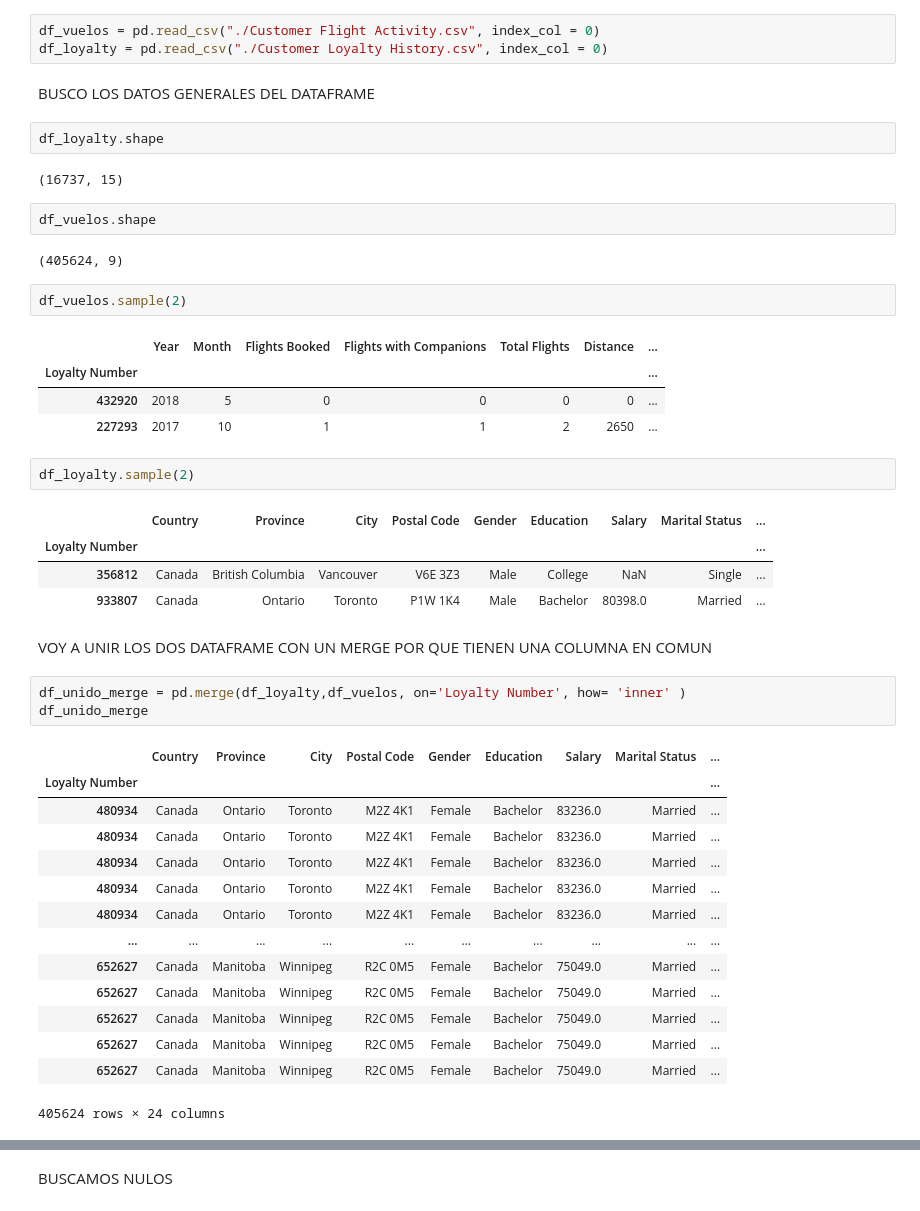
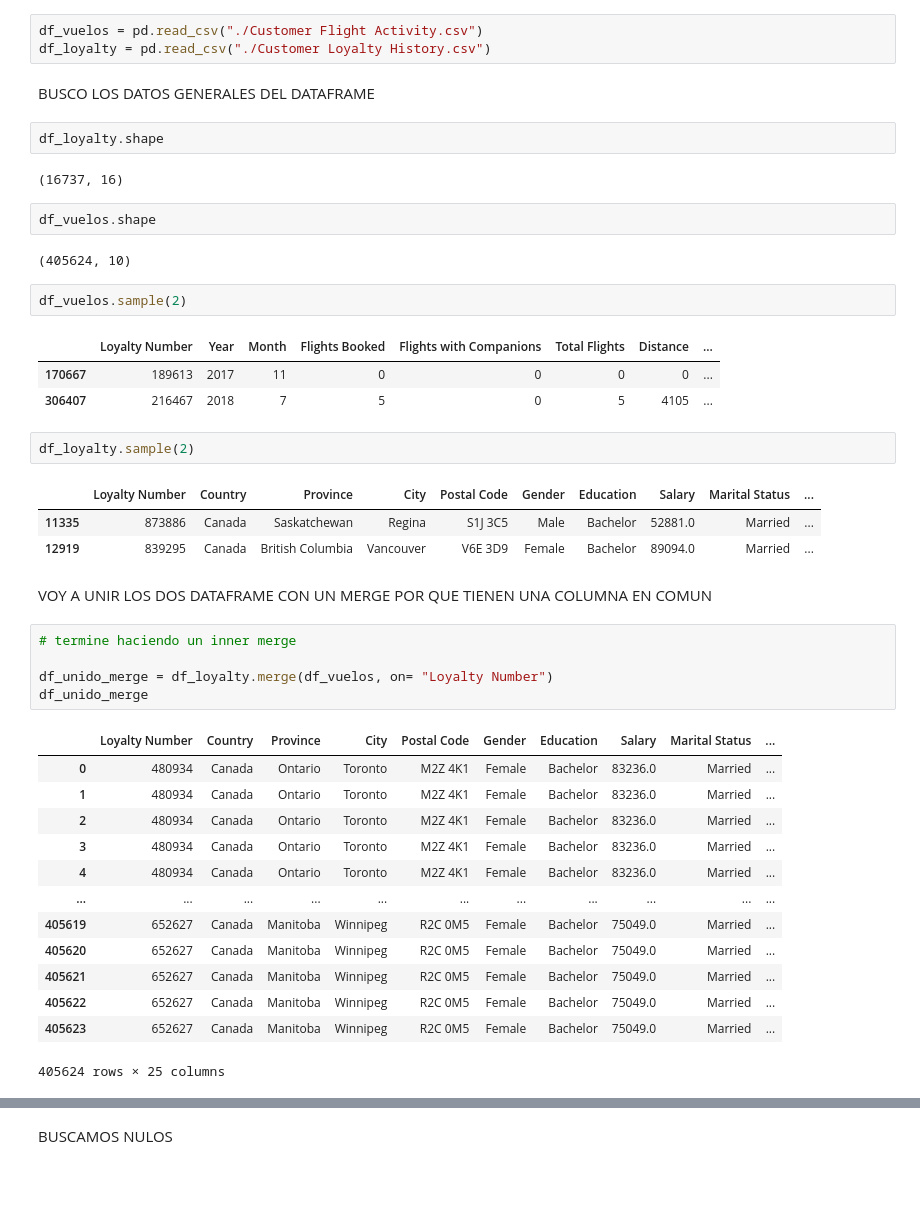
Before and after one commit to Adalab/bda-modulo-3-evaluacion-final-fedraca, a Jupyter notebook: EVALUACION FINAL MODULO 3.ipynb, the cells around one changed output, grey strips where cells are left out. Drawn from its saved outputs; the diff is of its cells as text; blank space fills up the shorter version.

```diff
--- a/EVALUACION FINAL MODULO 3.ipynb
+++ b/EVALUACION FINAL MODULO 3.ipynb
@@ -28,52 +28,51 @@ pd.set_option('display.max_columns', None) # para poder visualizar todas las col
 # %% [markdown]
 CARGO LOS ARCHIVOS Y LOS CONVIERTO A DATAFRAME (LOS DOS)
 # %%
-df_vuelos = pd.read_csv("./Customer Flight Activity.csv", index_col = 0)
-df_loyalty = pd.read_csv("./Customer Loyalty History.csv", index_col = 0)
+df_vuelos = pd.read_csv("./Customer Flight Activity.csv")
+df_loyalty = pd.read_csv("./Customer Loyalty History.csv")
 # %% [markdown]
 BUSCO LOS DATOS GENERALES DEL DATAFRAME
 # %%
 df_loyalty.shape
 # %% [output]
-(16737, 15)
+(16737, 16)
 # %%
 df_vuelos.shape
 # %% [output]
-(405624, 9)
+(405624, 10)
 # %%
 df_vuelos.sample(2)
 # %% [output]
-|  | Year | Month | Flights Booked | Flights with Companions | Total Flights | Distance | ... |
-| Loyalty Number |  |  |  |  |  |  | ... |
-| 432920 | 2018 | 5 | 0 | 0 | 0 | 0 | ... |
-| 227293 | 2017 | 10 | 1 | 1 | 2 | 2650 | ... |
+|  | Loyalty Number | Year | Month | Flights Booked | Flights with Companions | Total Flights | Distance | ... |
+| 170667 | 189613 | 2017 | 11 | 0 | 0 | 0 | 0 | ... |
+| 306407 | 216467 | 2018 | 7 | 5 | 0 | 5 | 4105 | ... |
 # %%
 df_loyalty.sample(2)
 # %% [output]
-|  | Country | Province | City | Postal Code | Gender | Education | Salary | Marital Status | ... |
-| Loyalty Number |  |  |  |  |  |  |  |  | ... |
-| 356812 | Canada | British Columbia | Vancouver | V6E 3Z3 | Male | College | NaN | Single | ... |
-| 933807 | Canada | Ontario | Toronto | P1W 1K4 | Male | Bachelor | 80398.0 | Married | ... |
+|  | Loyalty Number | Country | Province | City | Postal Code | Gender | Education | Salary | Marital Status | ... |
+| 11335 | 873886 | Canada | Saskatchewan | Regina | S1J 3C5 | Male | Bachelor | 52881.0 | Married | ... |
+| 12919 | 839295 | Canada | British Columbia | Vancouver | V6E 3D9 | Female | Bachelor | 89094.0 | Married | ... |
 # %% [markdown]
 VOY A UNIR LOS DOS DATAFRAME CON UN MERGE POR QUE TIENEN UNA COLUMNA EN COMUN
 # %%
-df_unido_merge = pd.merge(df_loyalty,df_vuelos, on='Loyalty Number', how= 'inner' )
+# termine haciendo un inner merge
+
+df_unido_merge = df_loyalty.merge(df_vuelos, on= "Loyalty Number")
 df_unido_merge
 # %% [output]
-|  | Country | Province | City | Postal Code | Gender | Education | Salary | Marital Status | ... |
-| Loyalty Number |  |  |  |  |  |  |  |  | ... |
-| 480934 | Canada | Ontario | Toronto | M2Z 4K1 | Female | Bachelor | 83236.0 | Married | ... |
-| 480934 | Canada | Ontario | Toronto | M2Z 4K1 | Female | Bachelor | 83236.0 | Married | ... |
-| 480934 | Canada | Ontario | Toronto | M2Z 4K1 | Female | Bachelor | 83236.0 | Married | ... |
-| 480934 | Canada | Ontario | Toronto | M2Z 4K1 | Female | Bachelor | 83236.0 | Married | ... |
-| 480934 | Canada | Ontario | Toronto | M2Z 4K1 | Female | Bachelor | 83236.0 | Married | ... |
-| ... | ... | ... | ... | ... | ... | ... | ... | ... | ... |
-| 652627 | Canada | Manitoba | Winnipeg | R2C 0M5 | Female | Bachelor | 75049.0 | Married | ... |
-| 652627 | Canada | Manitoba | Winnipeg | R2C 0M5 | Female | Bachelor | 75049.0 | Married | ... |
-| 652627 | Canada | Manitoba | Winnipeg | R2C 0M5 | Female | Bachelor | 75049.0 | Married | ... |
-| 652627 | Canada | Manitoba | Winnipeg | R2C 0M5 | Female | Bachelor | 75049.0 | Married | ... |
-| 652627 | Canada | Manitoba | Winnipeg | R2C 0M5 | Female | Bachelor | 75049.0 | Married | ... |
+|  | Loyalty Number | Country | Province | City | Postal Code | Gender | Education | Salary | Marital Status | ... |
+| 0 | 480934 | Canada | Ontario | Toronto | M2Z 4K1 | Female | Bachelor | 83236.0 | Married | ... |
+| 1 | 480934 | Canada | Ontario | Toronto | M2Z 4K1 | Female | Bachelor | 83236.0 | Married | ... |
+| 2 | 480934 | Canada | Ontario | Toronto | M2Z 4K1 | Female | Bachelor | 83236.0 | Married | ... |
+| 3 | 480934 | Canada | Ontario | Toronto | M2Z 4K1 | Female | Bachelor | 83236.0 | Married | ... |
+| 4 | 480934 | Canada | Ontario | Toronto | M2Z 4K1 | Female | Bachelor | 83236.0 | Married | ... |
+| ... | ... | ... | ... | ... | ... | ... | ... | ... | ... | ... |
+| 405619 | 652627 | Canada | Manitoba | Winnipeg | R2C 0M5 | Female | Bachelor | 75049.0 | Married | ... |
+| 405620 | 652627 | Canada | Manitoba | Winnipeg | R2C 0M5 | Female | Bachelor | 75049.0 | Married | ... |
+| 405621 | 652627 | Canada | Manitoba | Winnipeg | R2C 0M5 | Female | Bachelor | 75049.0 | Married | ... |
+| 405622 | 652627 | Canada | Manitoba | Winnipeg | R2C 0M5 | Female | Bachelor | 75049.0 | Married | ... |
+| 405623 | 652627 | Canada | Manitoba | Winnipeg | R2C 0M5 | Female | Bachelor | 75049.0 | Married | ... |
-405624 rows × 24 columns
+405624 rows × 25 columns
 # %%
 df_unido_merge.info()
 # %% [output]
```
Also changed, not shown: parts of 48 cells of this notebook.
